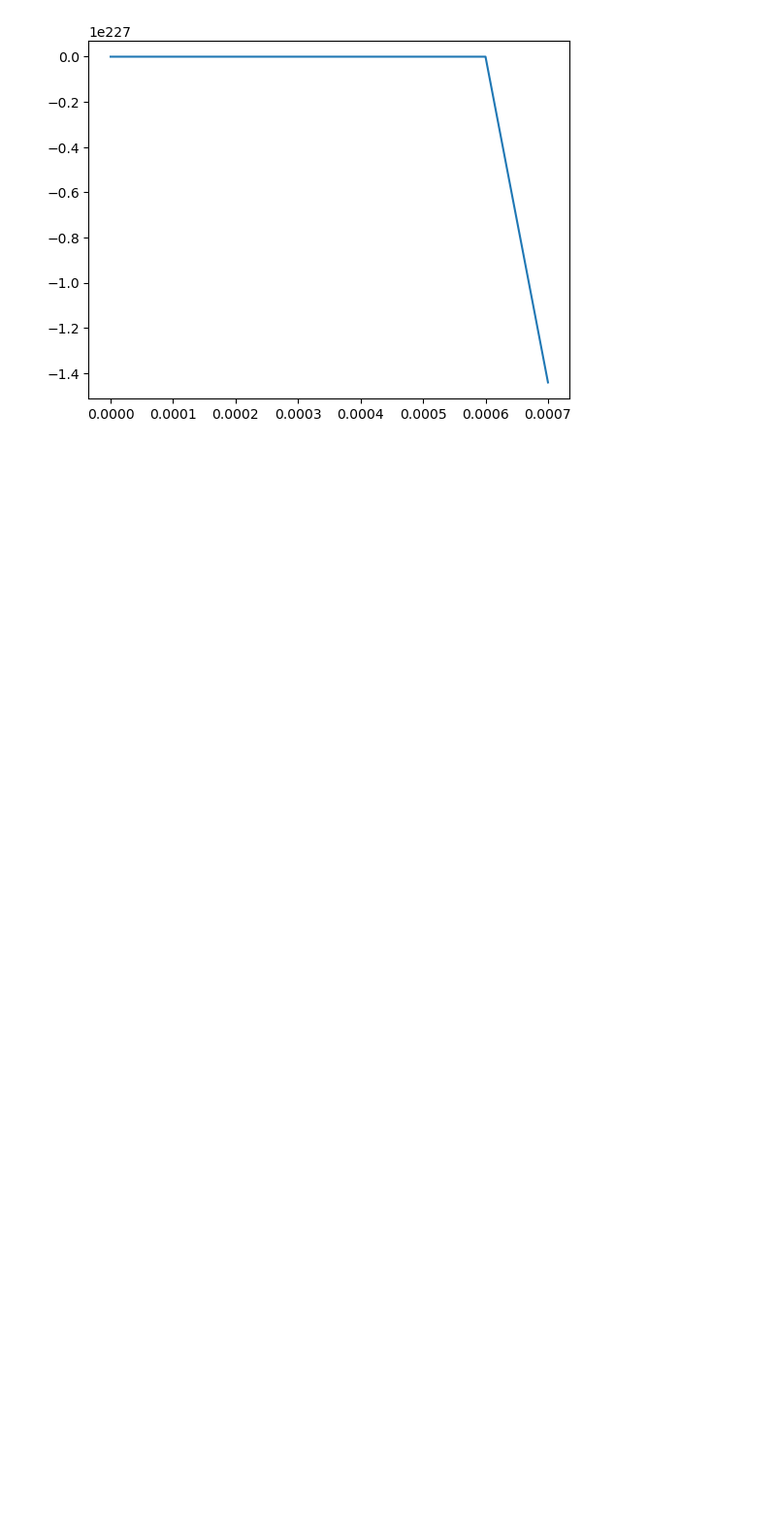
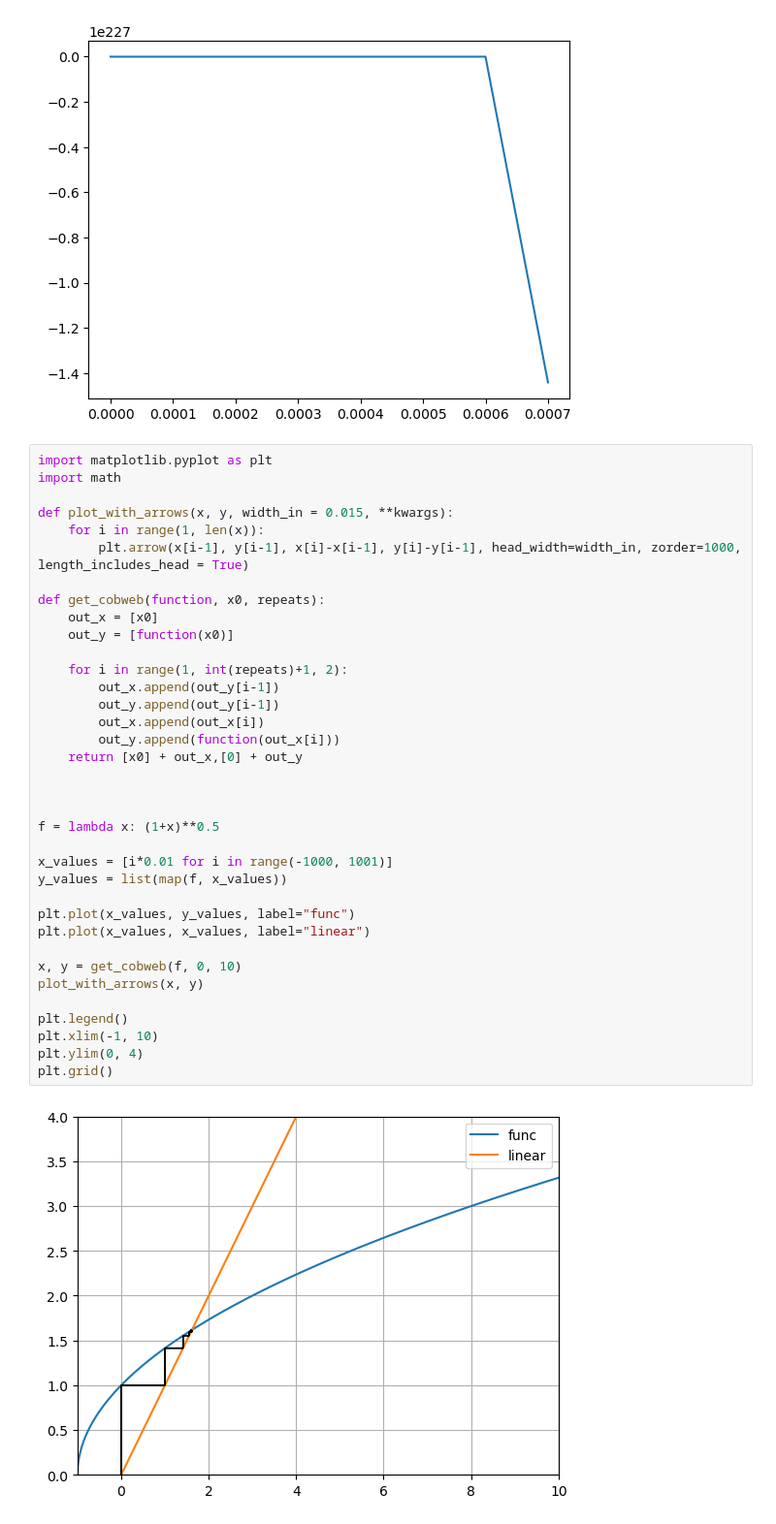
Before and after one commit to karpada2/comp_sci_stuff, a Jupyter notebook: tenth_grade/classwork/26_feb_25/two_variable_continuous.ipynb, the cells around one changed output. Shown: that part at 97% size. Drawn from its saved outputs; the diff is of its cells as text; blank space fills up the shorter version.

```diff
--- a/tenth_grade/classwork/26_feb_25/two_variable_continuous.ipynb
+++ b/tenth_grade/classwork/26_feb_25/two_variable_continuous.ipynb
@@ -76,3 +76,41 @@ plt.show()
 [figure]
 [figure]
 [figure]
+# %%
+import matplotlib.pyplot as plt
+import math
+
+def plot_with_arrows(x, y, width_in = 0.015, **kwargs):
+    for i in range(1, len(x)):
+        plt.arrow(x[i-1], y[i-1], x[i]-x[i-1], y[i]-y[i-1], head_width=width_in, zorder=1000, length_includes_head = True)
+
+def get_cobweb(function, x0, repeats):
+    out_x = [x0]
+    out_y = [function(x0)]
+
+    for i in range(1, int(repeats)+1, 2):
+        out_x.append(out_y[i-1])
+        out_y.append(out_y[i-1])
+        out_x.append(out_x[i])
+        out_y.append(function(out_x[i]))
+    return [x0] + out_x,[0] + out_y
+
+
+
+f = lambda x: (1+x)**0.5
+
+x_values = [i*0.01 for i in range(-1000, 1001)]
+y_values = list(map(f, x_values))
+
+plt.plot(x_values, y_values, label="func")
+plt.plot(x_values, x_values, label="linear")
+
+x, y = get_cobweb(f, 0, 10)
+plot_with_arrows(x, y)
+
+plt.legend()
+plt.xlim(-1, 10)
+plt.ylim(0, 4)
+plt.grid()
+# %% [output]
+[figure, added]
```
Also changed, not shown: 1 other file.
